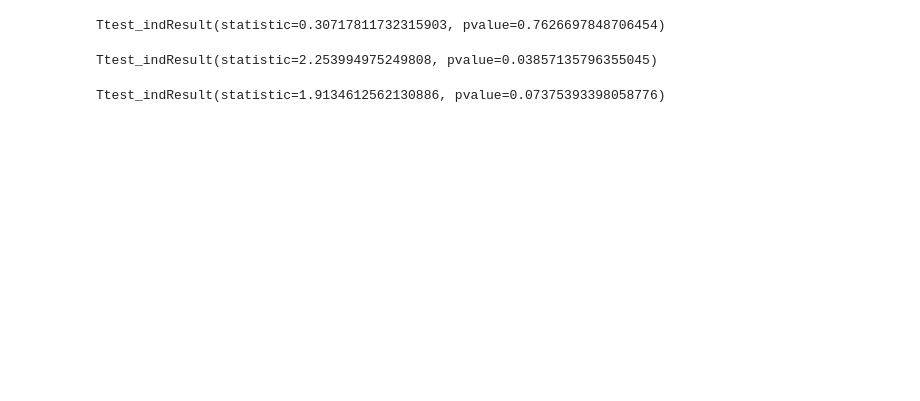
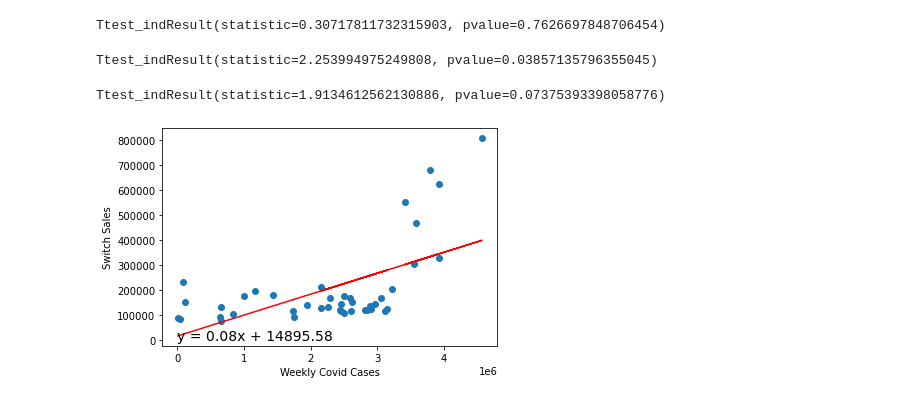
Before and after one commit to shadeetabasi/data-analysis-project-1, a Jupyter notebook: rizky/vidya.ipynb, the cells around one changed output. Drawn from its saved outputs; the diff is of its cells as text; code cells hidden in the pictures; blank space fills up the shorter version.

```diff
--- a/rizky/vidya.ipynb
+++ b/rizky/vidya.ipynb
@@ -183,0 +170,4 @@ t
+# %%
+#cleaning it up for only the relevant data
+merged = merged[["week", "Spec Tested", "Switch", "PS4", "Xbox 1"]]
+merged.head()
@@ -198,3 +195,21 @@ Ttest_indResult(statistic=2.253994975249808, pvalue=0.03857135796355045)
 stats.ttest_ind(games19["Xbox 1.1"], games202["Xbox 1.1"])
 # %% [output]
 Ttest_indResult(statistic=1.9134612562130886, pvalue=0.07375393398058776)
+# %%
+#Switch sales vs. tested patients
+x_values = merged["Spec Tested"]
+y_values = merged["Switch"]
+(slope, intercept, rvalue, pvalue, stderr) = linregress(x_values, y_values)
+regress_values = x_values * slope + intercept
+line_eq = "y = " + str(round(slope,2)) + "x + " + str(round(intercept,2))
+plt.plot(x_values,regress_values,"r-")
+plt.annotate(line_eq,(0.05,30),fontsize=14,color="black")
+
+#Plot Confirmed Cases against Sales in a Scatterplot
+scatter = plt.scatter(x_values, y_values)
+plt.xlabel("Weekly Covid Cases")
+plt.ylabel("Switch Sales")
+scatter
+plt.savefig("scatter.png")
+# %% [output]
+[figure, added]
```
Also changed, not shown: parts of 20 cells of this notebook, 10 other files.
